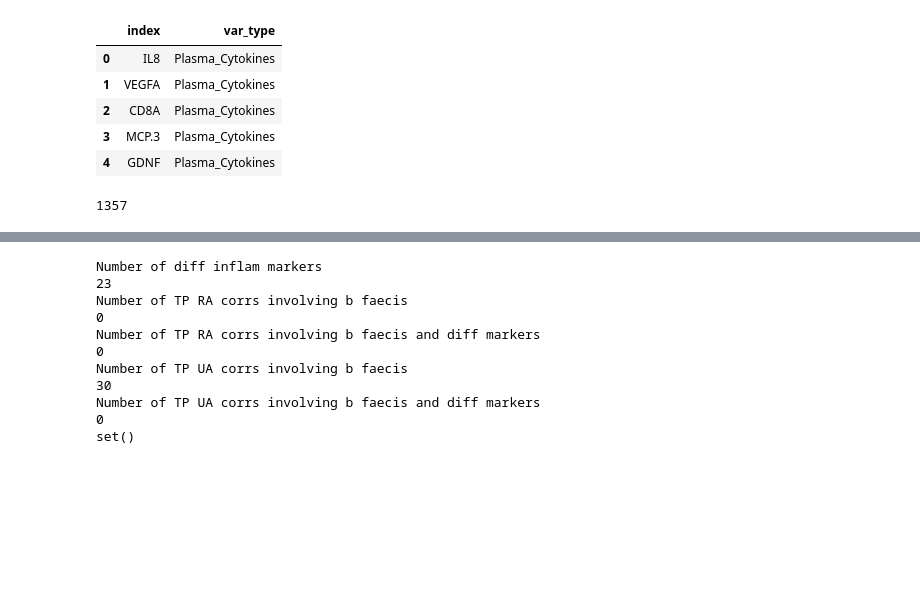
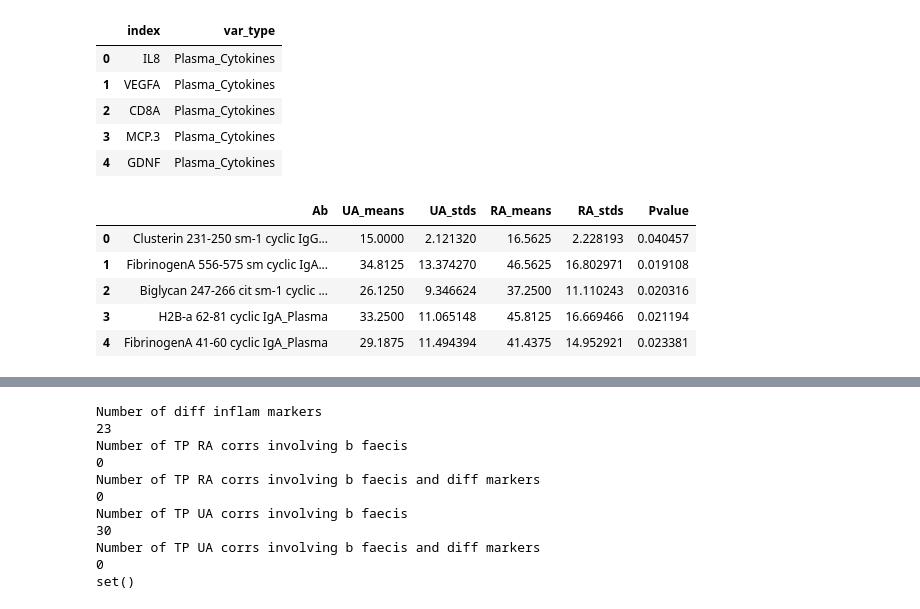
Before and after one commit to kbpi314/twinsra, a Jupyter notebook: code/twinsra_v5.ipynb, the cells around one changed output, grey strips where cells are left out. Drawn from its saved outputs; the diff is of its cells as text; code cells hidden in the pictures; blank space fills up the shorter version.

```diff
--- a/code/twinsra_v5.ipynb
+++ b/code/twinsra_v5.ipynb
@@ -1052,10 +1052,48 @@ df_quant_R.head()
 | 2 | CD8A | Plasma_Cytokines |
 | 3 | MCP.3 | Plasma_Cytokines |
 | 4 | GDNF | Plasma_Cytokines |
-# %%
-print(len(df_quant_R))
-# %% [output]
-1357
+# %%
+# table for manuscript
+df_acpas = pd.concat([df_dx, df_acpa_fecal, df_acpa_plasma], axis=1)
+
+# subset on relevant variables
+fecal = ['Clusterin 231-250 sm-1 cyclic IgG']
+ab = [f + '_Fecal' for f in fecal]
+plasma = ['FibrinogenA 556-575 sm cyclic IgA', 'Biglycan 247-266 cit sm-1 cyclic IgA',
+          'H2B-a 62-81 cyclic IgA', 'FibrinogenA 41-60 cyclic IgA', 'FibrinogenA 27-43 cit IgA',
+          'FibrinogenA 41-60 cit3 cyclic IgA', 'FibrinogenA 582-599 IgA', 'ApoE 277-296 Cit2 sm2 cyclic IgG',
+          'Vimentin 1-16 cit IgA', 'Enolase-1A 5-21 cit IgA', 'Enolase-1A 5-21 cit IgG',
+          'ApoA1 231-248 IgA', 'CCP IgA', 'FibrinogenB 36-52 cit IgA']
+plasma_ab = [p + '_Plasma' for p in plasma]
+ab.extend(plasma_ab)
+df_rel = df_acpas.loc[:,['Diagnosis'] + ab]
+
+# grab means, std dev, and pvalues for relevant variables
+UA_means = []
+UA_stds = []
+RA_means = []
+RA_stds = []
+pvals = []
+
+for x in ab:
+    UA_vals = df_rel[df_rel['Diagnosis'] == 'Unaffected'][x].values
+    UA_means.append(np.mean(UA_vals))
+    UA_stds.append(np.std(UA_vals))
+    RA_vals = df_rel[df_rel['Diagnosis'] == 'RA'][x].values
+    RA_means.append(np.mean(RA_vals))
+    RA_stds.append(np.std(RA_vals))
+    pvals.append(scipy.stats.ttest_rel(RA_vals, UA_vals)[1])
+
+df_results = pd.DataFrame({'Ab': ab, 'UA_means': UA_means, 'UA_stds': UA_stds, 'RA_means': RA_means, 'RA_stds': RA_stds, 'Pvalue': pvals})
+df_results.to_csv(path + 'outputs/jobs02/Table2.tsv', sep='\t')
+df_results.head()
+# %% [output]
+|  | Ab | UA_means | UA_stds | RA_means | RA_stds | Pvalue |
+| 0 | Clusterin 231-250 sm-1 cyclic IgG... | 15.0000 | 2.121320 | 16.5625 | 2.228193 | 0.040457 |
+| 1 | FibrinogenA 556-575 sm cyclic IgA... | 34.8125 | 13.374270 | 46.5625 | 16.802971 | 0.019108 |
+| 2 | Biglycan 247-266 cit sm-1 cyclic ... | 26.1250 | 9.346624 | 37.2500 | 11.110243 | 0.020316 |
+| 3 | H2B-a 62-81 cyclic IgA_Plasma | 33.2500 | 11.065148 | 45.8125 | 16.669466 | 0.021194 |
+| 4 | FibrinogenA 41-60 cyclic IgA_Plasma | 29.1875 | 11.494394 | 41.4375 | 14.952921 | 0.023381 |
 # %%
 # for corr heatmaps
 df_quant_R = df_quant.copy() #([df_quant, df_asv100, df_path_top100], axis=1)
```
Also changed, not shown: parts of 4 cells of this notebook, 2 other files.
